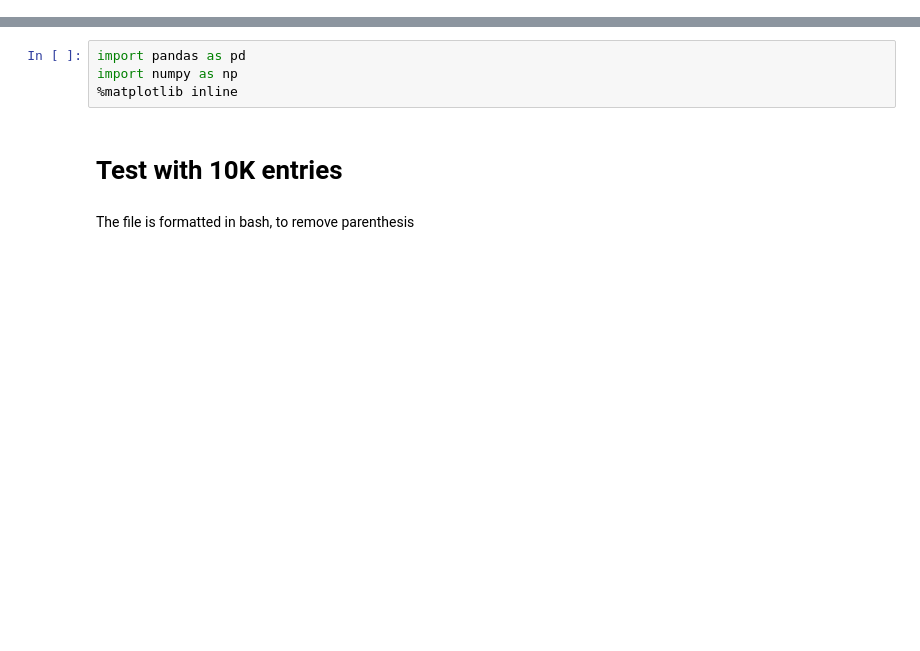
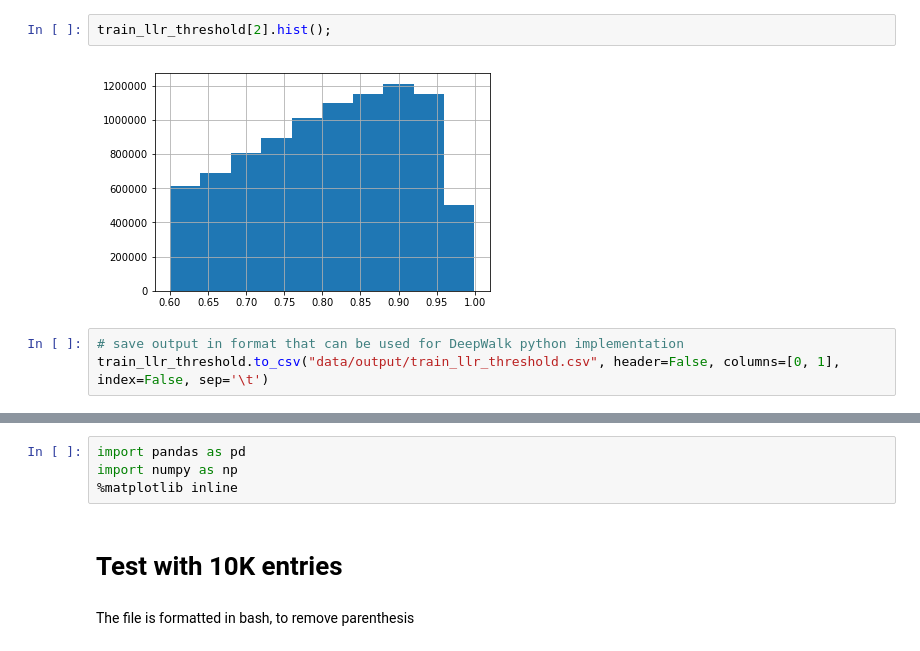
Before and after one commit to TechStrix/l2v, a Jupyter notebook: LLR output - EDA.ipynb, the cells around one changed output, grey strips where cells are left out. Saved outputs shown, nothing was run; the diff lists cells and outputs as text; blank space fills up the shorter version.

```diff
--- a/LLR output - EDA.ipynb
+++ b/LLR output - EDA.ipynb
@@ -0,0 +295,7 @@
+# %%
+train_llr_threshold[2].hist();
+# %% [output]
+[figure, added]
+# %%
+# save output in format that can be used for DeepWalk python implementation
+train_llr_threshold.to_csv("data/output/train_llr_threshold.csv", header=False, columns=[0, 1], index=False, sep='\t')
```
Also changed, not shown: parts of 126 cells of this notebook, 3 other files.
